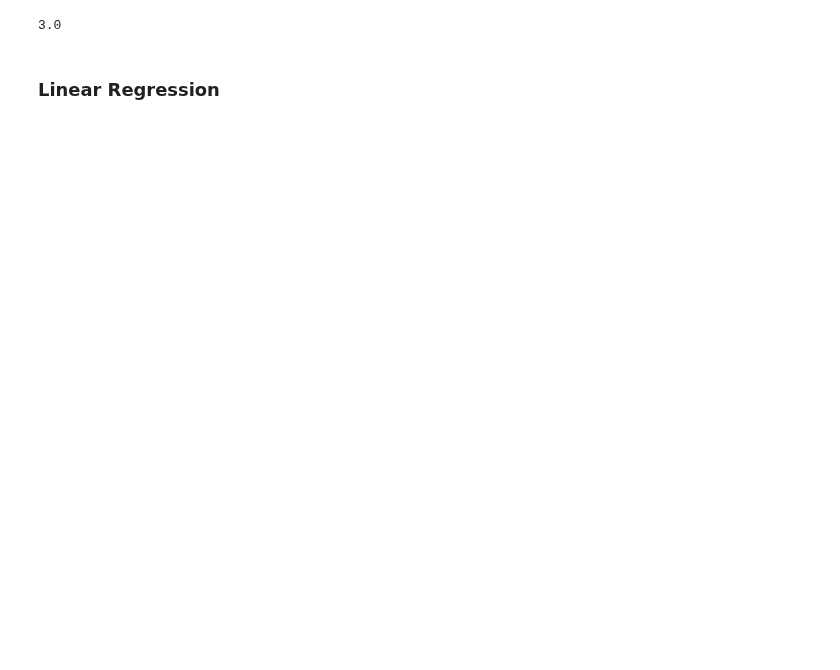
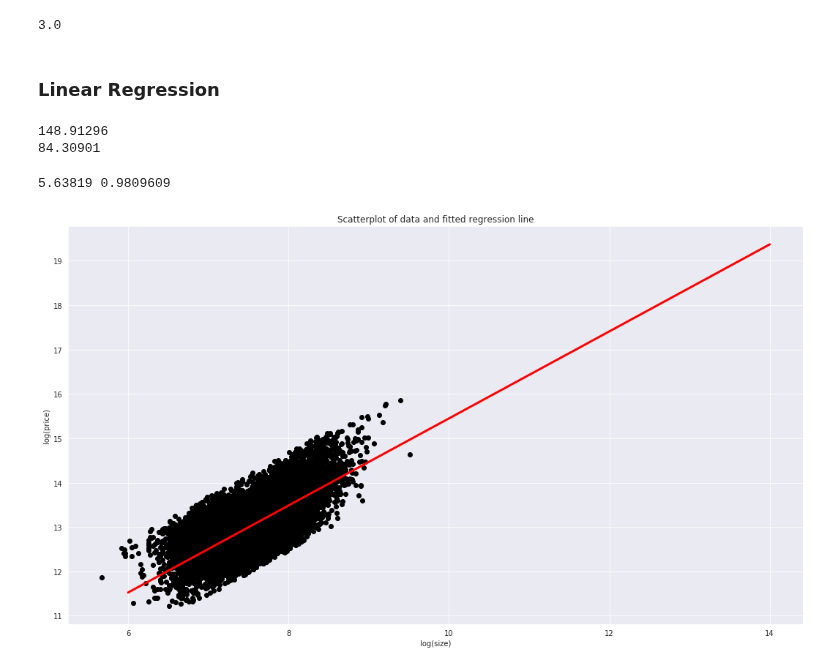
Before and after one commit to MikSm1th/datacamp_notes, a Jupyter notebook: tensor_flow/2_linear_models.ipynb, the cells around one changed output. Saved outputs shown, nothing was run; the diff lists cells and outputs as text; code cells hidden in the pictures; blank space fills up the shorter version.

```diff
--- a/tensor_flow/2_linear_models.ipynb
+++ b/tensor_flow/2_linear_models.ipynb
@@ -195,6 +193,9 @@ print(loss_function(scalar).numpy())
 price = np.array(housing['price'], np.float32)
 size = np.array(housing['sqft_living'], np.float32)
 
+price_log = np.log(price)
+size_log = np.log(size)
+
 # Define the intercept and slope
 intercept = tf.Variable(0.1, np.float32)
 slope = tf.Variable(0.1, np.float32)
@@ -200,0 +211,7 @@ slope = tf.Variable(0.1, np.float32)
+# %%
+# Compute the loss for different slope and intercept values
+print(loss_function(0.1, 0.1).numpy())
+print(loss_function(0.1, 0.5).numpy())
+# %% [output]
+148.91296
+84.30901
@@ -200,0 +227,19 @@ slope = tf.Variable(0.1, np.float32)
+# %%
+# Print the trained parameters
+print(intercept.numpy(), slope.numpy())
+# %% [output]
+5.63819 0.9809609
+# %%
+def plot_results(intercept, slope):
+	size_range = np.linspace(6,14,100)
+	price_pred = [intercept+slope*s for s in size_range]
+	plt.scatter(size_log, price_log, color = 'black')
+	plt.plot(size_range, price_pred, linewidth=3.0, color='red')
+	plt.xlabel('log(size)')
+	plt.ylabel('log(price)')
+	plt.title('Scatterplot of data and fitted regression line')
+	plt.show()
+# %%
+plot_results(intercept, slope)
+# %% [output]
+[figure, added]
```
Also changed, not shown: parts of 17 cells of this notebook.
